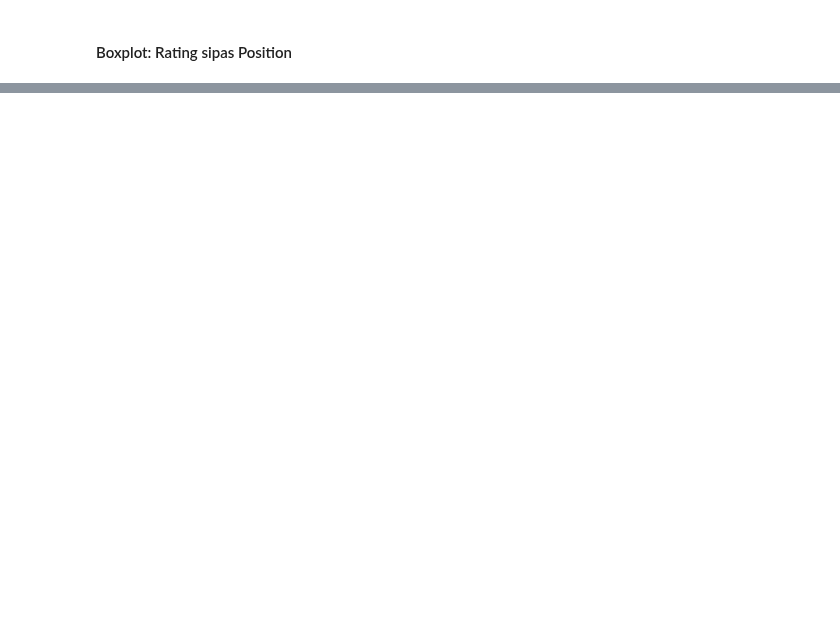
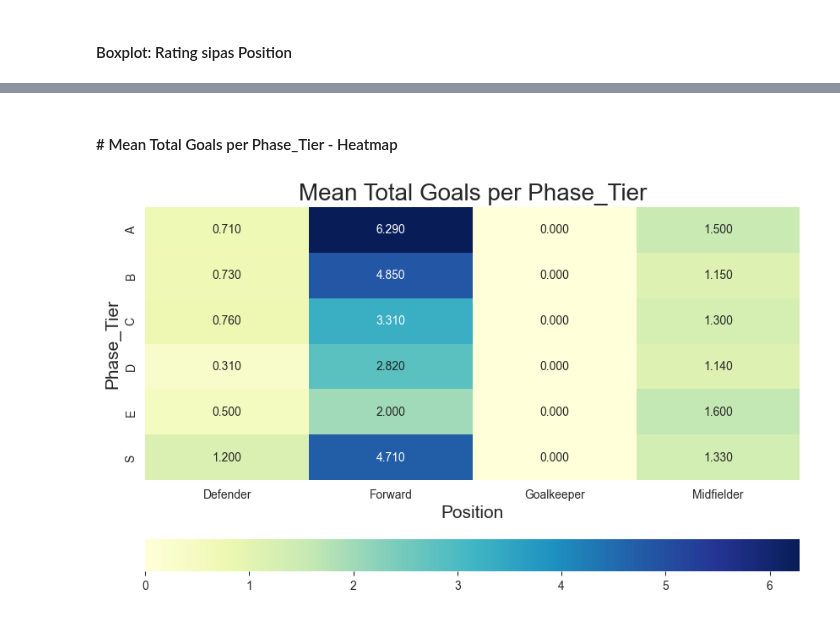
Before and after one commit to ArberKuqi/PythonDataScience_Project, a Jupyter notebook: ChampionsData/03-univariate_bivariate_analysis.ipynb, the cells around one changed output, grey strips where cells are left out. Drawn from its saved outputs; the diff is of its cells as text; code cells hidden in the pictures; blank space fills up the shorter version.

```diff
--- a/ChampionsData/03-univariate_bivariate_analysis.ipynb
+++ b/ChampionsData/03-univariate_bivariate_analysis.ipynb
@@ -8,0 +12,2 @@ ucl = pd.read_excel('UCL_playerstats_orig.xlsx')
+# %%
+ucl.iloc[19] = ucl.iloc[19].str.strip()
@@ -58,0 +93,13 @@ fig_trend.show()
+# %% [markdown]
+#### # Mean Total Goals per Phase_Tier - Heatmap
+# %%
+# Mean Total Goals per Phase_Tier
+plt.figure(figsize=(10,6))
+sns.heatmap(ucl.pivot_table(index='Phase_Tier', columns='Position', values='Goals', aggfunc='mean').round(2), annot=True, fmt=".3f", cmap="YlGnBu", cbar=True,
+            cbar_kws={'orientation': 'horizontal'})
+plt.title('Mean Total Goals per Phase_Tier', fontsize=20)
+plt.xlabel('Position', fontsize=15)
+plt.ylabel('Phase_Tier', fontsize=15)
+plt.show()
+# %% [output]
+[figure, added]
```
Also changed, not shown: parts of 8 cells of this notebook, 2 other files.
